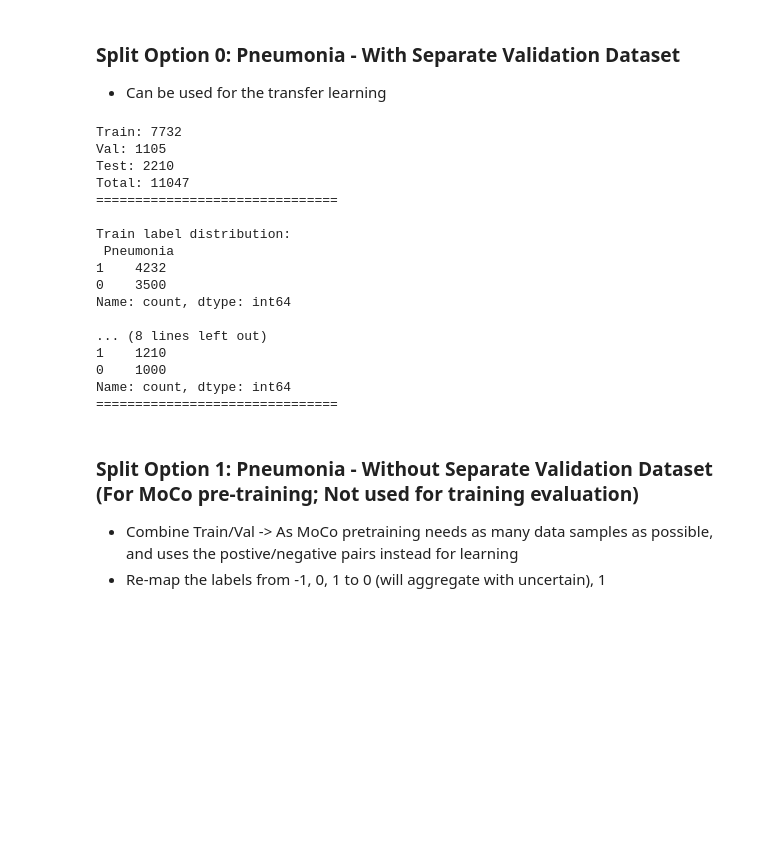
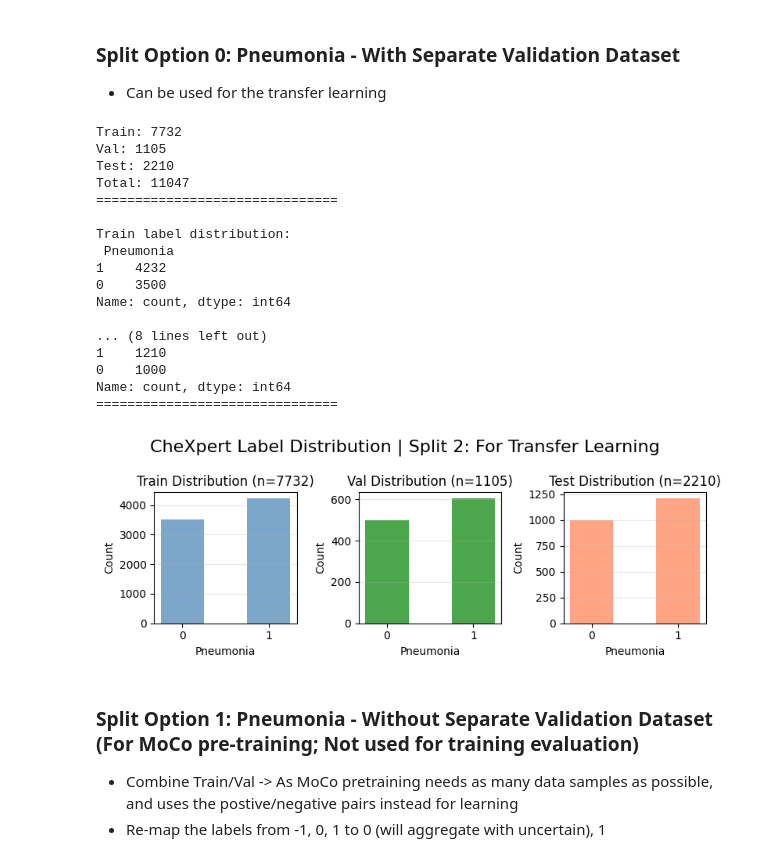
Before and after one commit to zfrongillo12/python_dl_simclr, a Jupyter notebook: Dataset_Processing/CheXpert/1_Chexpert_EDA_and_partition.ipynb, the cells around one changed output. Drawn from its saved outputs; the diff is of its cells as text; code cells hidden in the pictures; blank space fills up the shorter version.

```diff
--- a/Dataset_Processing/CheXpert/1_Chexpert_EDA_and_partition.ipynb
+++ b/Dataset_Processing/CheXpert/1_Chexpert_EDA_and_partition.ipynb
@@ -533,27 +533,71 @@ def df_split_dataset(df, test_size=0.3, val_size= 0.1, seed=SEED, flag_write=Fal
     print("\nVal label distribution:\n", val_df[label_col].value_counts())
     print("\nTest label distribution:\n", test_df[label_col].value_counts())
     print("===============================")
+
+    # Draw bar plots of all label distributions in one figure
+    # =============================================
+    import matplotlib.pyplot as plt
+    import seaborn as sns
+
+    # Create figure with 3 subplots
+    fig, axes = plt.subplots(1, 3, figsize=(8, 3))
+
+    # Figure title
+    fig.suptitle(f'CheXpert Label Distribution | Split 2: For Transfer Learning', fontsize=16)
+
+    # Train distribution
+    train_counts = train_df[label_col].value_counts().sort_index()
+    axes[0].bar(train_counts.index, train_counts.values, color='steelblue', alpha=0.7, width=0.5)
+    axes[0].set_title(f'Train Distribution (n={len(train_df)})')
+    axes[0].set_xlabel(label_col)
+    axes[0].set_ylabel('Count')
+    axes[0].set_xticks(train_counts.index)
+    axes[0].grid(axis='y', alpha=0.3)
+
+    # Val distribution
+    val_counts = val_df[label_col].value_counts().sort_index()
+    axes[1].bar(val_counts.index, val_counts.values, color='green', alpha=0.7, width=0.5)
+    axes[1].set_title(f'Val Distribution (n={len(val_df)})')
+    axes[1].set_xlabel(label_col)
+    axes[1].set_ylabel('Count')
+    axes[1].set_xticks(val_counts.index)
+    axes[1].grid(axis='y', alpha=0.3)
+
+    # Test distribution
+    test_counts = test_df[label_col].value_counts().sort_index()
+    axes[2].bar(test_counts.index, test_counts.values, color='coral', alpha=0.7, width=0.5)
+    axes[2].set_title(f'Test Distribution (n={len(test_df)})')
+    axes[2].set_xlabel(label_col)
+    axes[2].set_ylabel('Count')
+    axes[2].set_xticks(test_counts.index)
+    axes[2].grid(axis='y', alpha=0.3)
+
+    plt.tight_layout()
+    plt.show()
+
+    return train_df, val_df, test_df
 # %%
 # Invoke split
-df_split_dataset(df0, test_size=0.3, val_size= 0.1, seed=SEED, flag_write=True, base_fn="0_project")
+_, _, _ = df_split_dataset(df0, test_size=0.3, val_size= 0.1, seed=SEED, flag_write=True, base_fn="0_project")
 # %% [output]
 Train: 7732
 Val: 1105
 Test: 2210
 Total: 11047
 ===============================
 
 Train label distribution:
  Pneumonia
 1    4232
 0    3500
 Name: count, dtype: int64
 
 ... (8 lines left out)
 1    1210
 0    1000
 Name: count, dtype: int64
 ===============================
+[figure, added]
 # %% [markdown]
 ### Split Option 1: Pneumonia - Without Separate Validation Dataset (For MoCo pre-training; Not used for training evaluation)
 * Combine Train/Val -> As MoCo pretraining needs as many data samples as possible, and uses the postive/negative pairs instead for learning
```
Also changed, not shown: parts of 1 cell of this notebook, 28 other files.
